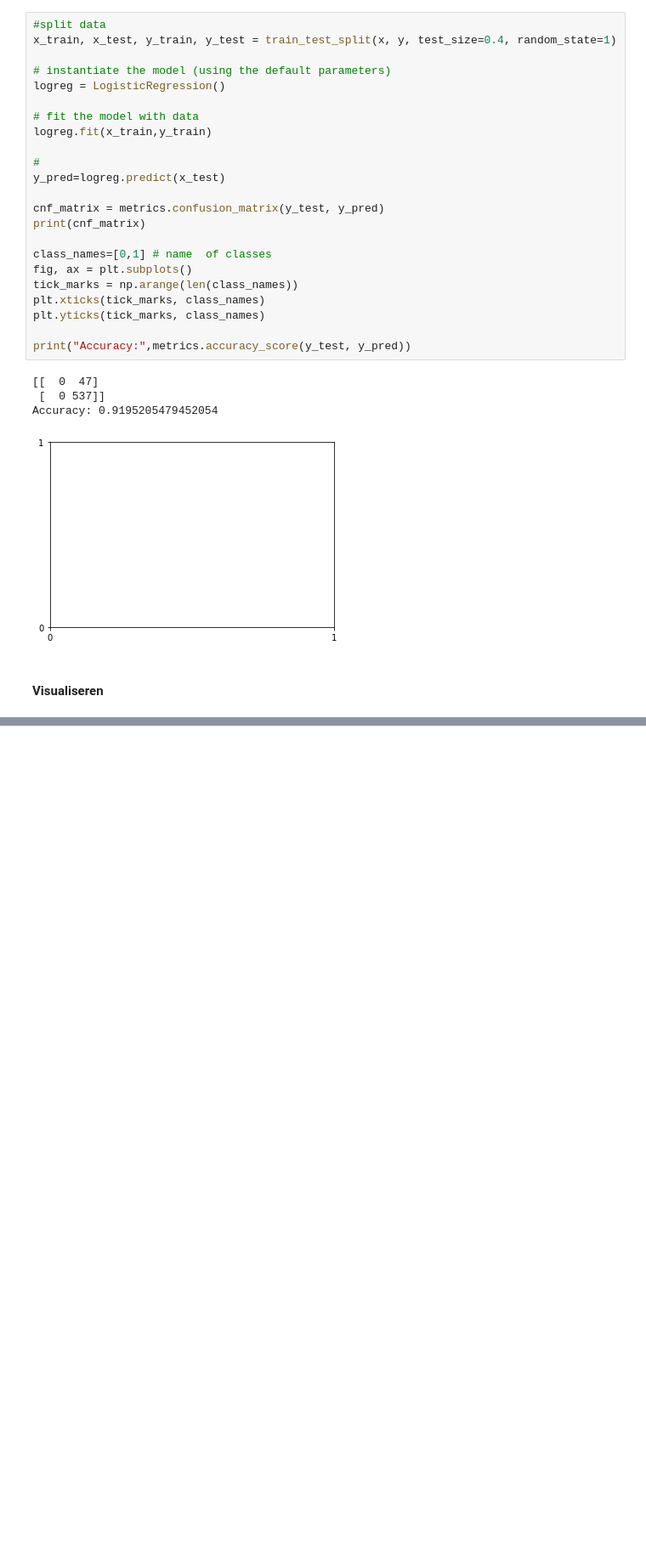
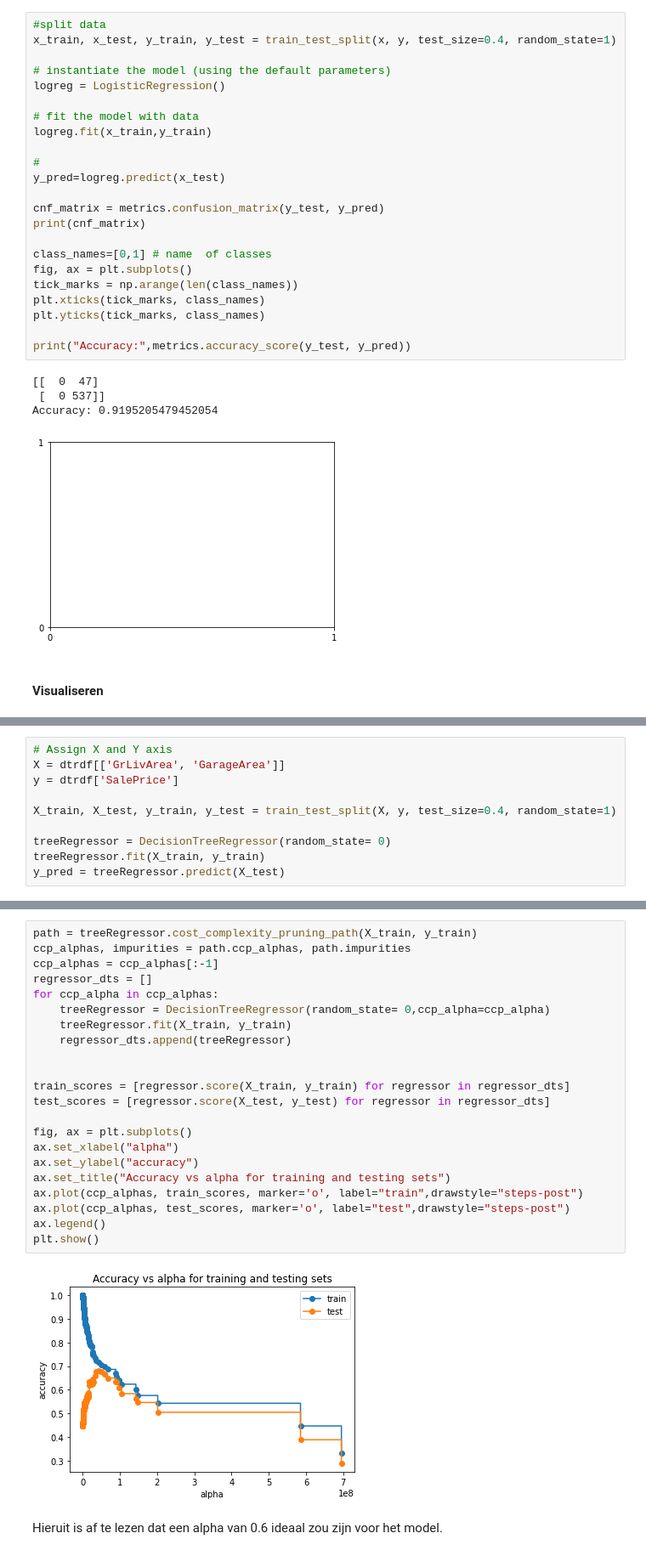
Before and after one commit to dvwgerritsen/data_science_research_report, a Jupyter notebook: research_report.ipynb, the cells around one changed output, grey strips where cells are left out. Shown at 85% size. Drawn from its saved outputs; the diff is of its cells as text; blank space fills up the shorter version.

Commit message:
Decision trees

```diff
--- a/research_report.ipynb
+++ b/research_report.ipynb
@@ -411,0 +443,10 @@ Het logistic regression model is minimaal, maar er is op basis van de YearBuilt
+# %%
+# Assign X and Y axis
+X = dtrdf[['GrLivArea', 'GarageArea']]
+y = dtrdf['SalePrice']
+
+X_train, X_test, y_train, y_test = train_test_split(X, y, test_size=0.4, random_state=1)
+
+treeRegressor = DecisionTreeRegressor(random_state= 0)
+treeRegressor.fit(X_train, y_train)
+y_pred = treeRegressor.predict(X_test)
@@ -411,0 +460,26 @@ Het logistic regression model is minimaal, maar er is op basis van de YearBuilt
+# %%
+path = treeRegressor.cost_complexity_pruning_path(X_train, y_train)
+ccp_alphas, impurities = path.ccp_alphas, path.impurities
+ccp_alphas = ccp_alphas[:-1]
+regressor_dts = []
+for ccp_alpha in ccp_alphas:
+    treeRegressor = DecisionTreeRegressor(random_state= 0,ccp_alpha=ccp_alpha)
+    treeRegressor.fit(X_train, y_train)
+    regressor_dts.append(treeRegressor)
+
+
+train_scores = [regressor.score(X_train, y_train) for regressor in regressor_dts]
+test_scores = [regressor.score(X_test, y_test) for regressor in regressor_dts]
+
+fig, ax = plt.subplots()
+ax.set_xlabel("alpha")
+ax.set_ylabel("accuracy")
+ax.set_title("Accuracy vs alpha for training and testing sets")
+ax.plot(ccp_alphas, train_scores, marker='o', label="train",drawstyle="steps-post")
+ax.plot(ccp_alphas, test_scores, marker='o', label="test",drawstyle="steps-post")
+ax.legend()
+plt.show()
+# %% [output]
+[figure, added]
+# %% [markdown]
+Hieruit is af te lezen dat een alpha van 0.6 ideaal zou zijn voor het model.
```
Also changed, not shown: parts of 10 cells of this notebook, 2 other files.
